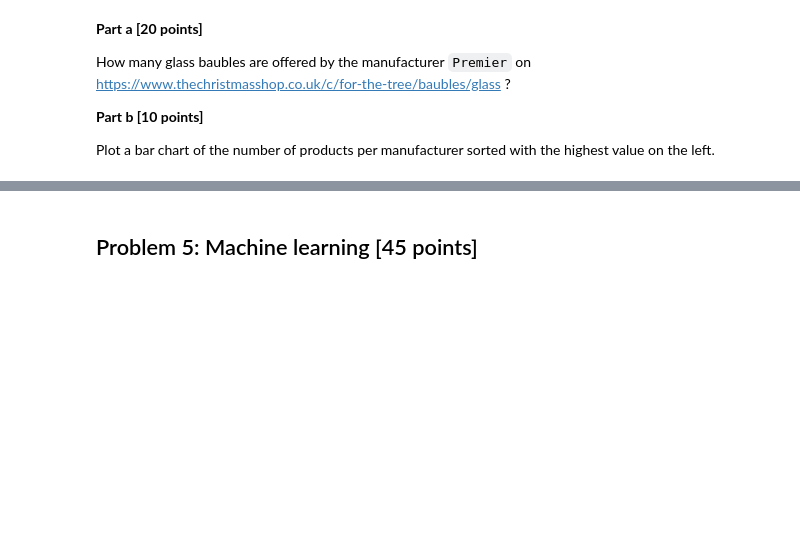
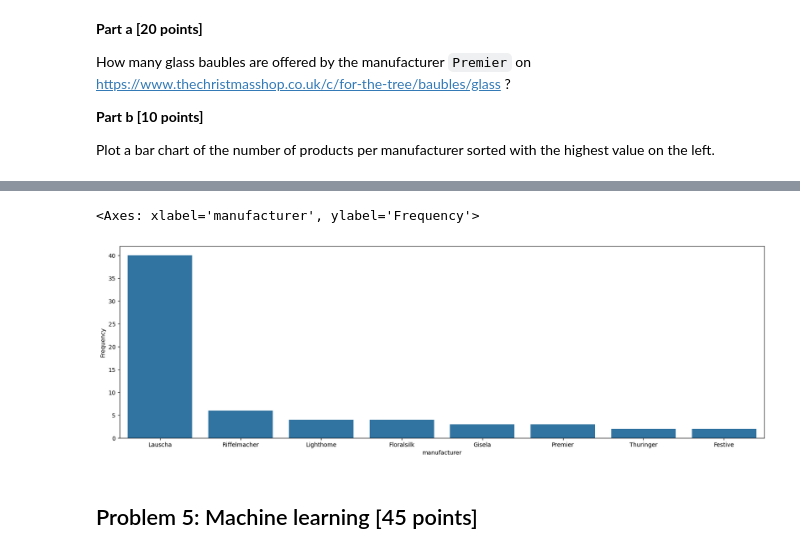
Before and after one commit to Segtanof/pyfin, a Jupyter notebook: FIN687_Exam_Siu_1907098.ipynb, the cells around one changed output, grey strips where cells are left out. Cells and saved outputs as stored; diff of their text form; code cells hidden in the pictures; blank space fills up the shorter version.

```diff
--- a/FIN687_Exam_Siu_1907098.ipynb
+++ b/FIN687_Exam_Siu_1907098.ipynb
@@ -366,0 +523,14 @@ Plot a bar chart of the number of products per manufacturer sorted with the high
+# %%
+#deleted unneccessary parts
+params = {
+    'sort': 'position-asc',
+    'resultsPerPage': '100', #show 100 items per page
+    'page': '1', #so we only 1 page
+    'categoryId': '54E0F9CE-412E-C831-31CB-0A0C05E0B8AA',
+    'locale': 'en_GB',
+    'shop': 'bt4873',
+}
+
+response = requests.get('https://www.thechristmasshop.co.uk/api/v2/products', params=params)
+print(response.status_code) #check connection
+print (response.content) # get response conent
@@ -366,0 +540,6 @@ Plot a bar chart of the number of products per manufacturer sorted with the high
+# %%
+# load response to data frame
+json_data_dict = json.loads(response.text)
+df= pd.DataFrame(json_data_dict)
+nested= pd.json_normalize(df["products"])
+nested.head()
@@ -366,0 +560,6 @@ Plot a bar chart of the number of products per manufacturer sorted with the high
+# %%
+# Part b
+#create a new df containing the useful data
+counts = nested["manufacturer"].value_counts().reset_index()
+counts.columns = ["manufacturer", "Frequency"]
+counts
@@ -367,3 +576,10 @@ Plot a bar chart of the number of products per manufacturer sorted with the high
+# %%
+# plot the data
+plt.figure(figsize=(20, 6))
+sns.barplot(data = counts, x="manufacturer", y="Frequency")
+# %% [output]
+<Axes: xlabel='manufacturer', ylabel='Frequency'>
+[figure, added]
 # %% [markdown]
 ## Problem 5: Machine learning [45 points]
 # %%
```
Also changed, not shown: parts of 27 cells of this notebook, 1 other file.
